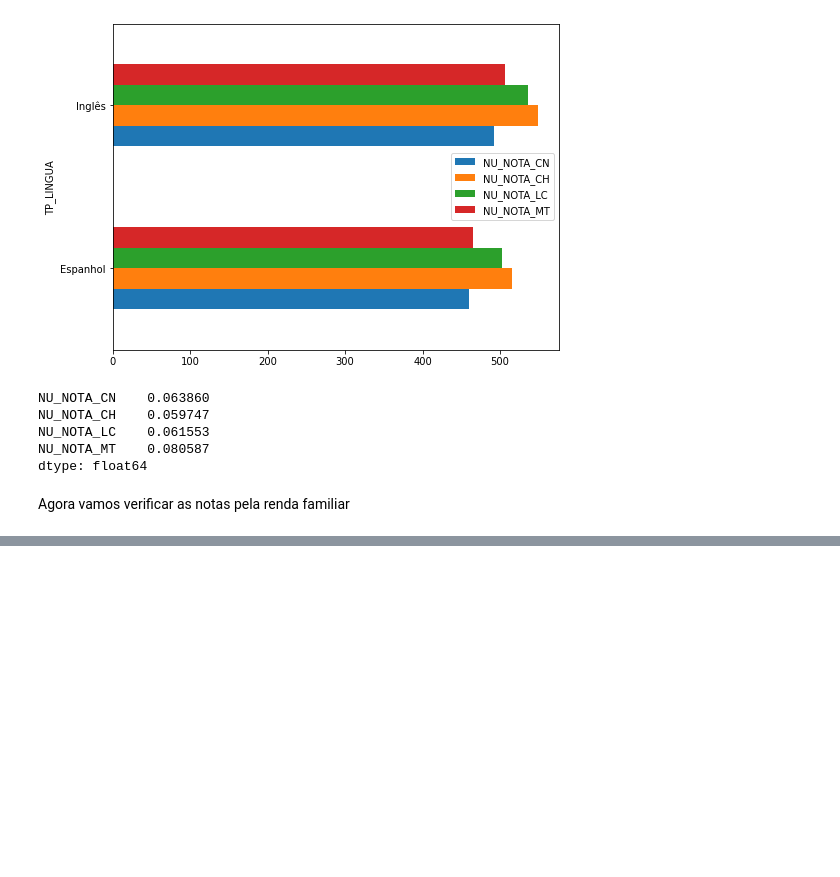
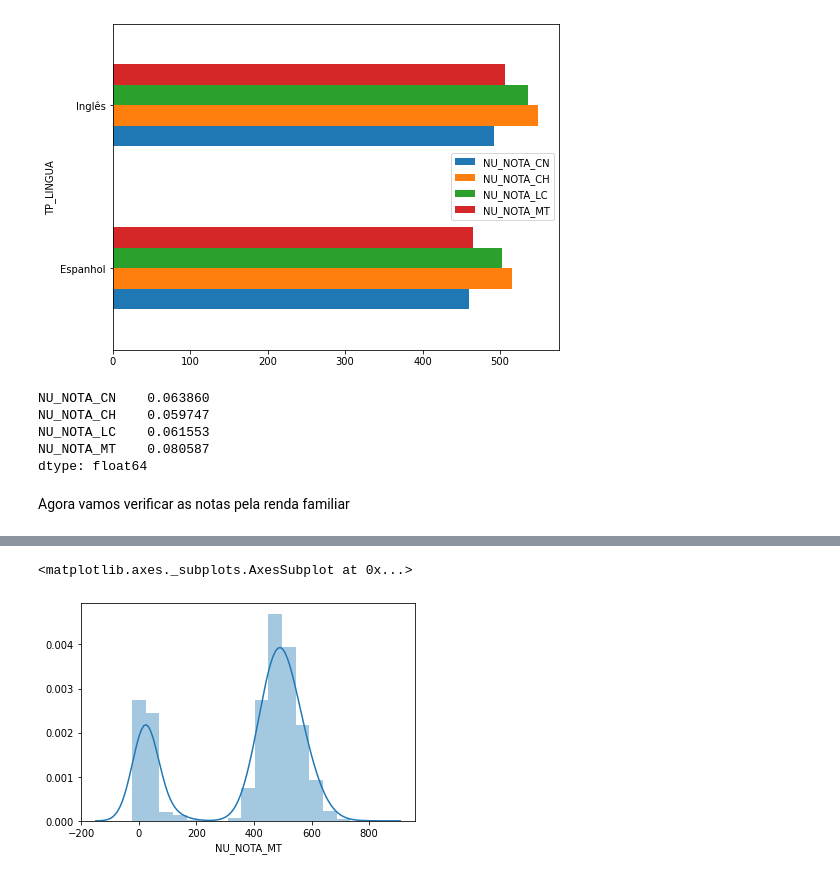
Before and after one commit to guilherme-fuzi/desafio-enem2016, a Jupyter notebook: enem2016.ipynb, the cells around one changed output, grey strips where cells are left out. Saved outputs shown, nothing was run; the diff lists cells and outputs as text; code cells hidden in the pictures; blank space fills up the shorter version.

```diff
--- a/enem2016.ipynb
+++ b/enem2016.ipynb
@@ -185,0 +354,18 @@ cols_object_type
+# %%
+# Fazendo o one-hot-enconding da features categoricas
+df_answer = pd.get_dummies(df_test[features],
+                            columns=['TP_SEXO','TP_ESCOLA', 'TP_COR_RACA', 'Q001', 'Q002', 'Q006','Q047'],
+                            prefix=['TP_SEXO','TP_ESCOLA', 'TP_COR_RACA', 'Q001', 'Q002', 'Q006','Q047'])
+# %%
+# Preenchendo os valores nulos e adicionando a coluna TP_ESCOLA_4, esta coluna não existe nos dados de test
+df_answer.fillna(0, inplace=True)
+df_answer['TP_ESCOLA_4'] = np.array(0)
+# %%
+df_test['NU_NOTA_MT'] = linear_reg.predict(df_answer)
+# %%
+resposta_final = df_test[['NU_INSCRICAO', 'NU_NOTA_MT']]
+# %%
+sns.distplot(resposta_final['NU_NOTA_MT'])
+# %% [output]
+<matplotlib.axes._subplots.AxesSubplot at 0x...>
+[figure, added]
```
Also changed, not shown: parts of 49 cells of this notebook, 3 other files.
